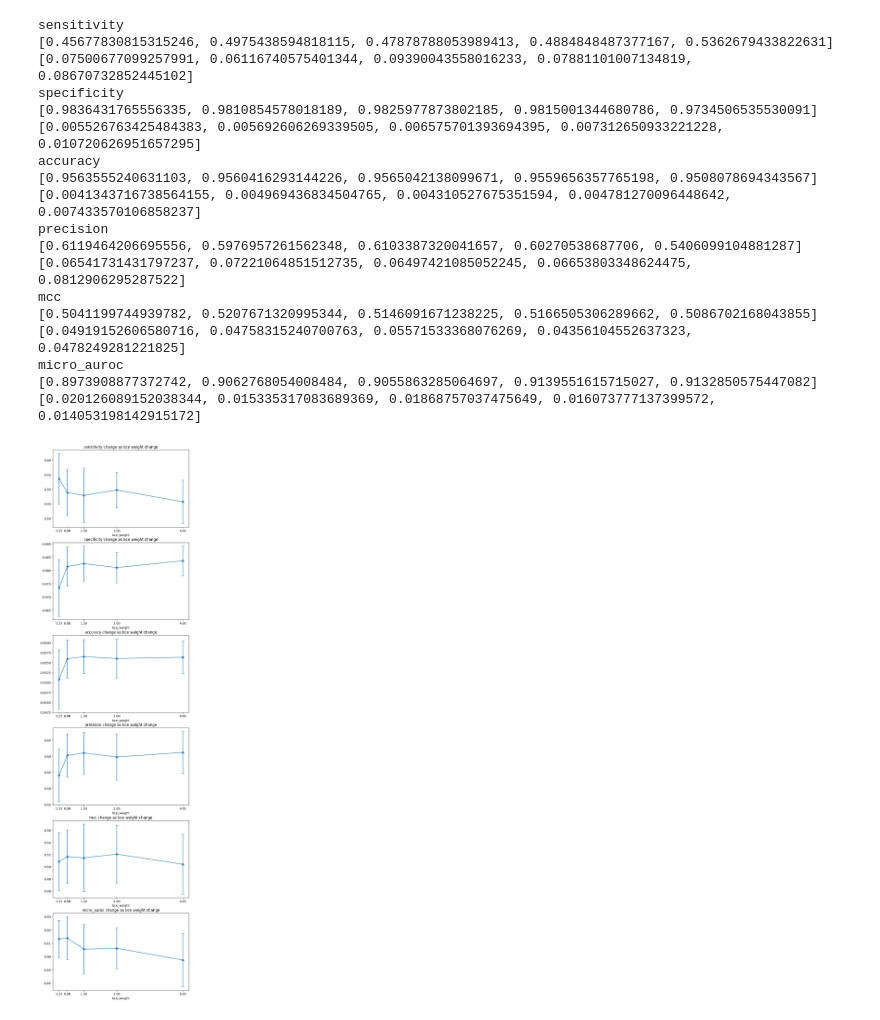
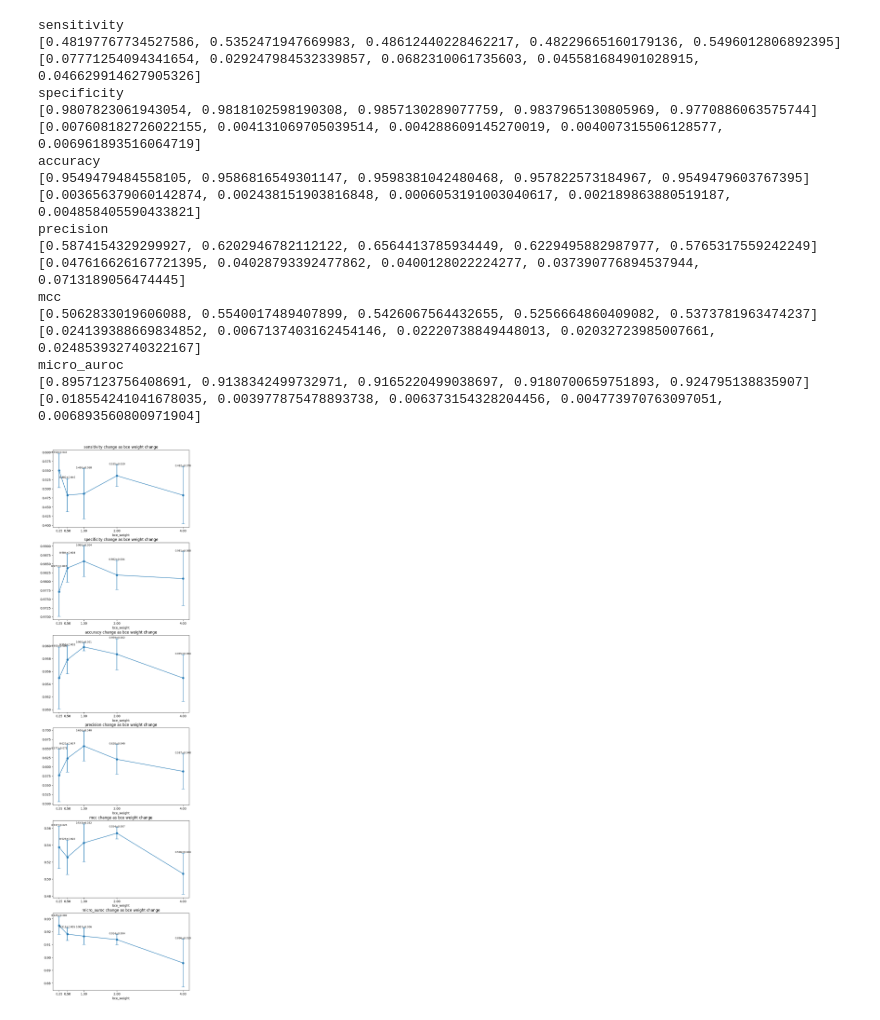
Before and after one commit to dlwocks31/atpbind, a Jupyter notebook: lmg_pretrained_pipeline_bce.ipynb, the cells around one changed output. Drawn from its saved outputs; the diff is of its cells as text; code cells hidden in the pictures.

Commit message:
plot fix

```diff
--- a/lmg_pretrained_pipeline_bce.ipynb
+++ b/lmg_pretrained_pipeline_bce.ipynb
@@ -20,45 +20,48 @@ for bce in bce_weights:
     trials = sum([i['trials'] for i in data if i['parameters']['bce_weight'] == bce], [])
     datas = []
     for trial in trials:
-        for epoch in trial:
-            datas.append(epoch['data'])
+        last_epoch = trial[-1]
+        datas.append(last_epoch['data'])
     result.append({'bce_weight': bce, 'statistics': statistics_per_key(datas)})
 # %%
 import matplotlib.pyplot as plt
 
 bce_weights = [i['parameters']['bce_weight'] for i in data]
 
 metrics = ['sensitivity', 'specificity', 'accuracy', 'precision', 'mcc', 'micro_auroc']
 
 fig, axs = plt.subplots(6, figsize=(8, 32))
 
 for metric, ax in zip(metrics, axs):
     print(metric)
     metric_avg = [i['statistics'][metric][0] for i in result]
     metric_std = [i['statistics'][metric][1] for i in result]
     print(metric_avg)
     print(metric_std)
     ax.errorbar(bce_weights, metric_avg, yerr=metric_std, fmt='-o', capsize=5)
     ax.set_title(f'{metric} change as bce weight change')
     ax.set_xlabel('bce_weight')
     ax.set_xticks(bce_weights)
+
+    for weight, avg, std in zip(bce_weights, metric_avg, metric_std):
+        ax.text(weight, avg+std, f'{avg:.3f}±{std:.3f}', ha='center', va='bottom', fontsize=8)
 # %% [output]
 sensitivity
-[0.45677830815315246, 0.4975438594818115, 0.47878788053989413, 0.4884848487377167, 0.5362679433822631]
-[0.07500677099257991, 0.06116740575401344, 0.09390043558016233, 0.07881101007134819, 0.08670732852445102]
+[0.48197767734527586, 0.5352471947669983, 0.48612440228462217, 0.48229665160179136, 0.5496012806892395]
+[0.07771254094341654, 0.029247984532339857, 0.0682310061735603, 0.045581684901028915, 0.046629914627905326]
 specificity
-[0.9836431765556335, 0.9810854578018189, 0.9825977873802185, 0.9815001344680786, 0.9734506535530091]
-[0.005526763425484383, 0.005692606269339505, 0.006575701393694395, 0.007312650933221228, 0.010720626951657295]
+[0.9807823061943054, 0.9818102598190308, 0.9857130289077759, 0.9837965130805969, 0.9770886063575744]
+[0.007608182726022155, 0.004131069705039514, 0.004288609145270019, 0.004007315506128577, 0.006961893516064719]
 accuracy
-[0.9563555240631103, 0.9560416293144226, 0.9565042138099671, 0.9559656357765198, 0.9508078694343567]
-[0.0041343716738564155, 0.004969436834504765, 0.004310527675351594, 0.004781270096448642, 0.007433570106858237]
+[0.9549479484558105, 0.9586816549301147, 0.9598381042480468, 0.957822573184967, 0.9549479603767395]
+[0.003656379060142874, 0.002438151903816848, 0.0006053191003040617, 0.002189863880519187, 0.004858405590433821]
 precision
-[0.6119464206695556, 0.5976957261562348, 0.6103387320041657, 0.60270538687706, 0.5406099104881287]
-[0.06541731431797237, 0.07221064851512735, 0.06497421085052245, 0.06653803348624475, 0.0812906295287522]
+[0.5874154329299927, 0.6202946782112122, 0.6564413785934449, 0.6229495882987977, 0.5765317559242249]
+[0.047616626167721395, 0.04028793392477862, 0.0400128022224277, 0.037390776894537944, 0.0713189056474445]
 mcc
-[0.5041199744939782, 0.5207671320995344, 0.5146091671238225, 0.5166505306289662, 0.5086702168043855]
-[0.04919152606580716, 0.04758315240700763, 0.05571533368076269, 0.04356104552637323, 0.0478249281221825]
+[0.5062833019606088, 0.5540017489407899, 0.5426067564432655, 0.5256664860409082, 0.5373781963474237]
+[0.024139388669834852, 0.0067137403162454146, 0.02220738849448013, 0.02032723985007661, 0.024853932740322167]
 micro_auroc
-[0.8973908877372742, 0.9062768054008484, 0.9055863285064697, 0.9139551615715027, 0.9132850575447082]
-[0.020126089152038344, 0.015335317083689369, 0.01868757037475649, 0.016073777137399572, 0.014053198142915172]
+[0.8957123756408691, 0.9138342499732971, 0.9165220499038697, 0.9180700659751893, 0.924795138835907]
+[0.018554241041678035, 0.003977875478893738, 0.006373154328204456, 0.004773970763097051, 0.006893560800971904]
-[figure, old version]
+[figure, new version]
```
